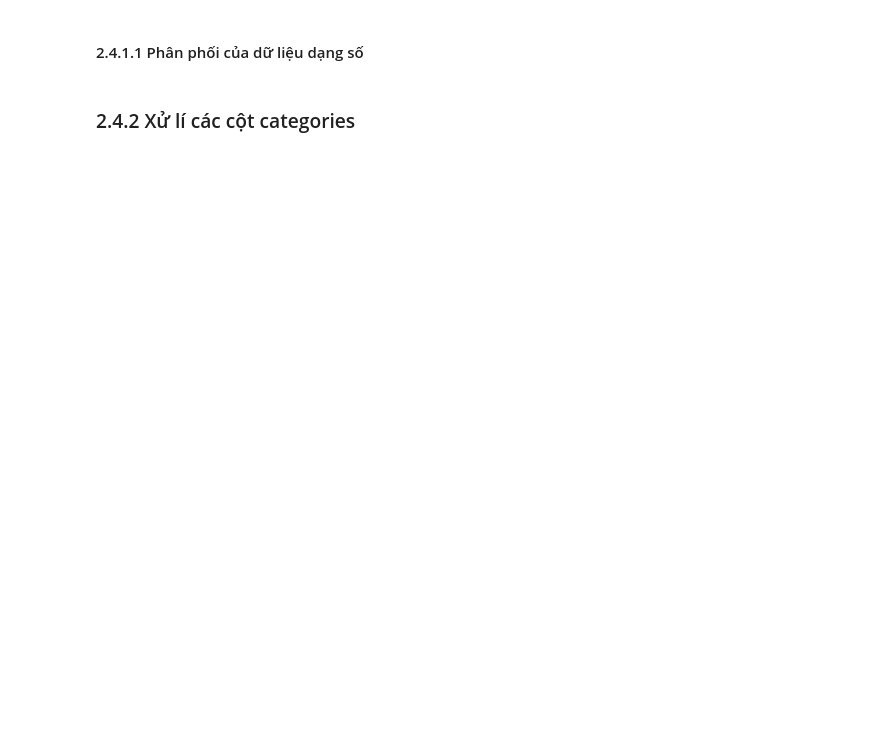
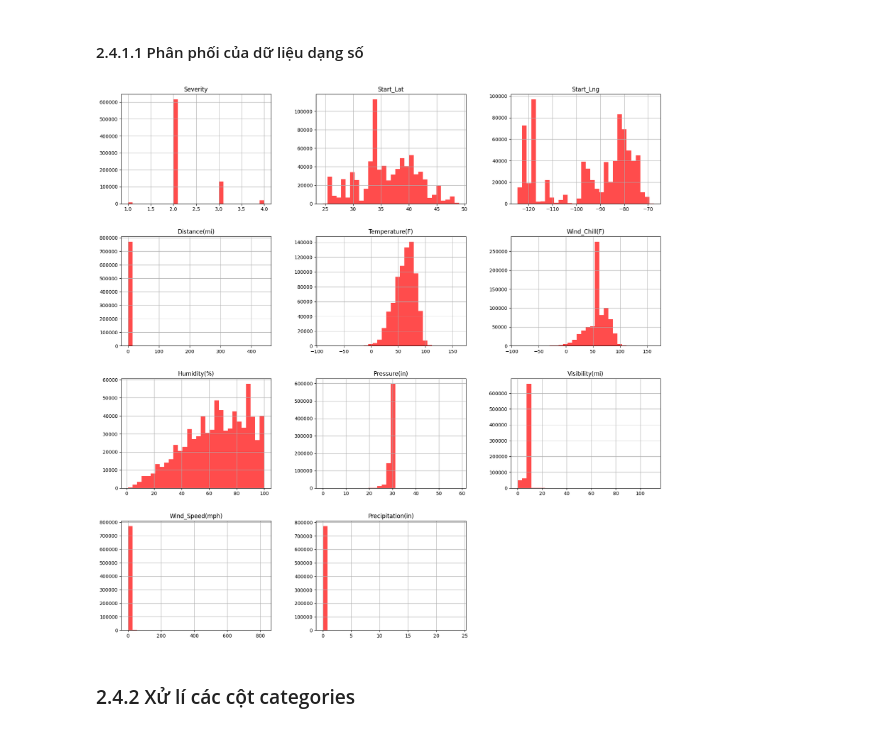
Before and after one commit to MTriNguci/DV---Lab01, a Jupyter notebook: Preprocess.ipynb, the cells around one changed output. Drawn from its saved outputs; the diff is of its cells as text; code cells hidden in the pictures; blank space fills up the shorter version.

```diff
--- a/Preprocess.ipynb
+++ b/Preprocess.ipynb
@@ -197,8 +273,10 @@ print(df[numerical_cols].isnull().sum())
 #### 2.4.1.1 Phân phối của dữ liệu dạng số
 # %%
 #in ra phân phối của các cột
-# df[numerical_cols].hist(bins=30, figsize=(20,20), color='r', alpha=0.7)
+df[numerical_cols].hist(bins=30, figsize=(20,20), color='r', alpha=0.7)
 plt.show()
+# %% [output]
+[figure, added]
 # %% [markdown]
 ### 2.4.2 Xử lí các cột categories
 # %%
```
Also changed, not shown: parts of 18 cells of this notebook, 2 other files.
